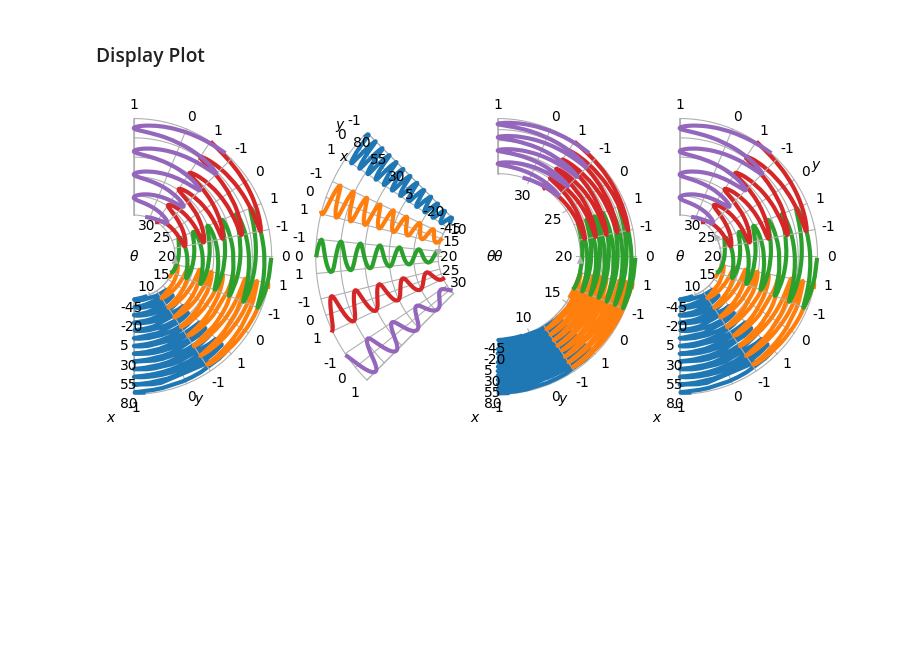
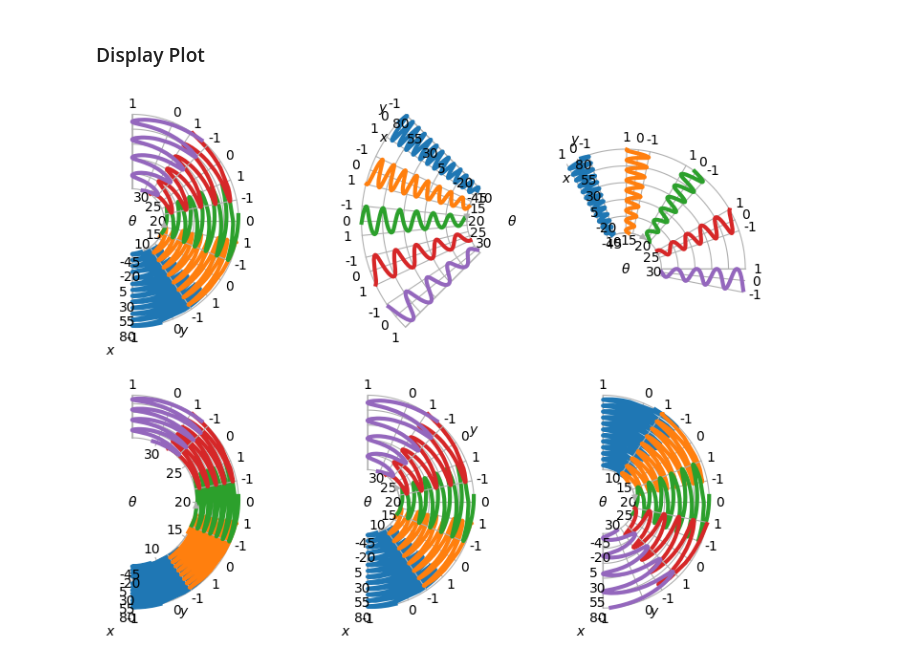
Before and after one commit to TheRedElement/LStein, a Jupyter notebook: demo/customizing_LSteinCanvas.ipynb, the cells around one changed output. Cells and saved outputs as stored; diff of their text form; code cells hidden in the pictures; blank space fills up the shorter version.

Commit message:
added demos for inverting thetaticks

```diff
--- a/demo/customizing_LSteinCanvas.ipynb
+++ b/demo/customizing_LSteinCanvas.ipynb
@@ -99,6 +99,15 @@ LSCs.append(lstein.LSteinCanvas(
     panelsize=panelsize,
     thetalabel=thetalabel, xlabel=xlabel, ylabel=ylabel,
 ))
+# %%
+#inverted guide limits
+thetaguidelims = (1.2*np.pi/2,0.0*np.pi/2)
+LSCs.append(lstein.LSteinCanvas(
+    thetaticks=thetaticks, xticks=xticks, yticks=yticks,
+    thetaguidelims=thetaguidelims, thetaplotlims=(thetaguidelims[0]+panelsize/2, thetaguidelims[1]-panelsize/2),
+    panelsize=panelsize,
+    thetalabel=thetalabel, xlabel=xlabel, ylabel=ylabel,
+))
 # %%
 #more space in the center
 LSCs.append(lstein.LSteinCanvas(
@@ -118,6 +127,17 @@ LSCs.append(lstein.LSteinCanvas(
     thetaarrowpos_th=25,
     ylabpos_th=25,
 ))
+# %%
+#inverted thetaticks
+#NOTE: it is REQUIRED to define `thetaticks` as the complete tuple, as otherwise the tick labels will be defined in reverse!
+thetaguidelims = (-np.pi/2,np.pi/2)
+panelsize = np.pi/4
+LSCs.append(lstein.LSteinCanvas(
+    thetaticks=(thetaticks[::-1],thetaticks), xticks=xticks, yticks=yticks,
+    thetaguidelims=thetaguidelims, thetaplotlims=(thetaguidelims[0]+panelsize/2, thetaguidelims[1]-panelsize/2),
+    panelsize=panelsize,
+    thetalabel=thetalabel, xlabel=xlabel, ylabel=ylabel,
+))
 # %% [markdown]
 ### Add Panels and Data
 # %%
@@ -136,11 +156,11 @@ for LSC in LSCs:
 # %% [markdown]
 ### Display Plot
 # %%
-fig, axs = plt.subplots(1,4, figsize=(9,7))
+fig, axs = plt.subplots(2,3, figsize=(9,7))
 axs = axs.flatten()
 for idx in range(len(LSCs)):
     lstein.LSteinMPL(LSCs[idx]).show(axs[idx])
     # fig = lstein.draw(LSC)
 plt.show()
 # %% [output]
-[figure, old version]
+[figure, new version]
```
Also changed, not shown: parts of 1 cell of this notebook.
